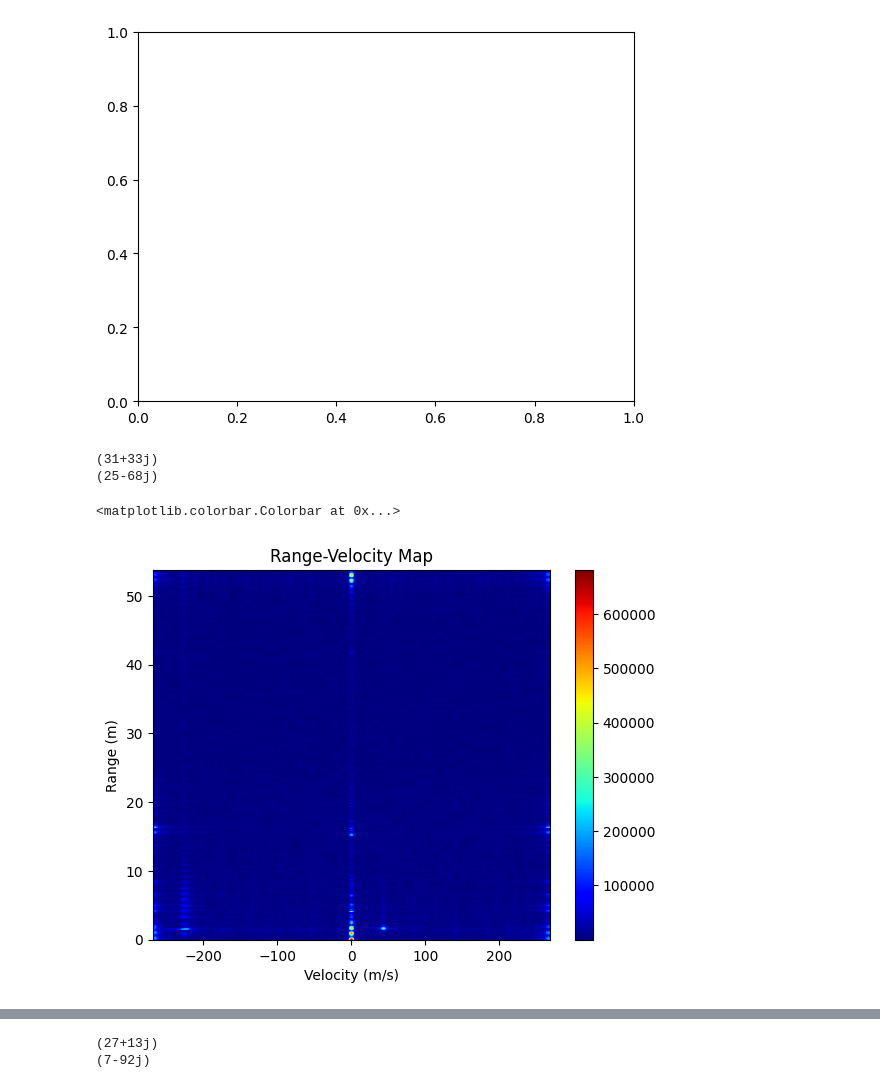
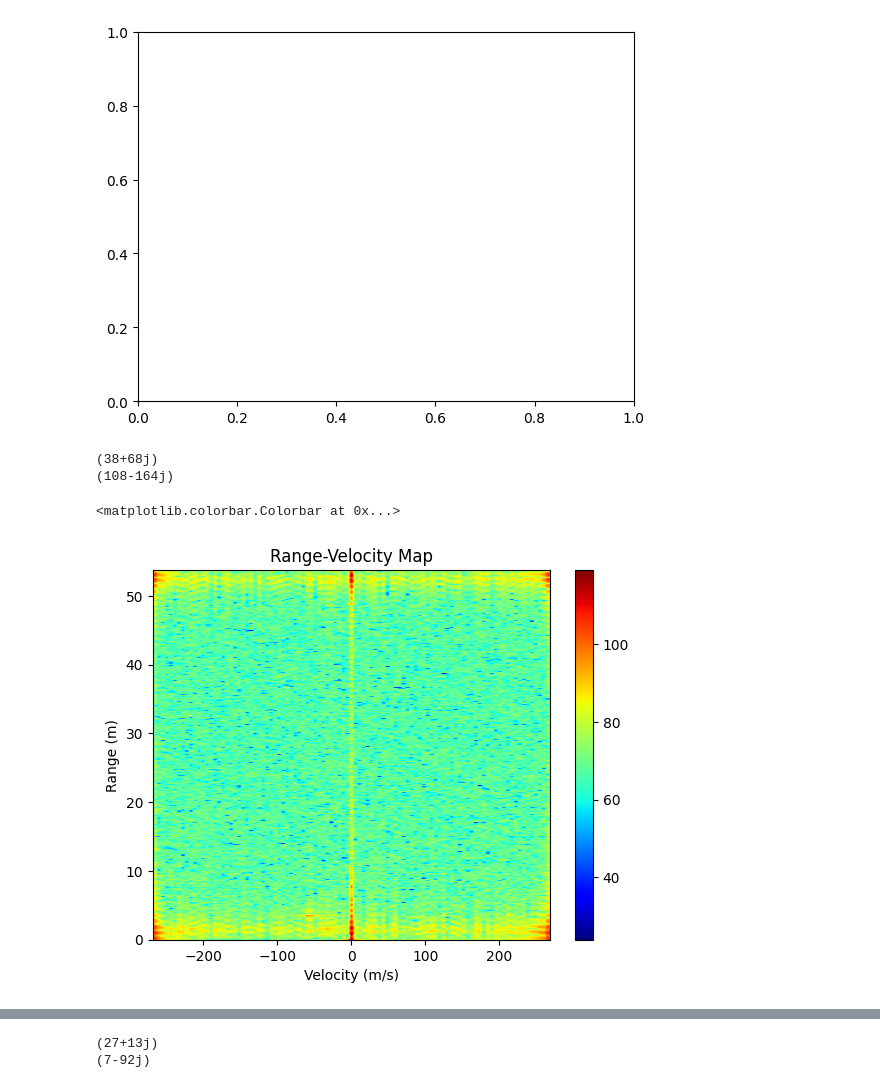
Before and after one commit to GishanDaminduDK/FYP-SignalProcessing, a Jupyter notebook: DataProccessing.ipynb, the cells around one changed output, grey strips where cells are left out. Saved outputs shown, nothing was run; the diff lists cells and outputs as text; code cells hidden in the pictures.

```diff
--- a/DataProccessing.ipynb
+++ b/DataProccessing.ipynb
@@ -669,8 +669,8 @@ import numpy as np
 import matplotlib.pyplot as plt
 
 # Define file path and parameters
-fileFullPath = r'E:\Data_Set\Phanton_4_forward_02\new_four\master_0000_data.bin';
-frameIdx = 9# Index of the frame to read
+fileFullPath = r'E:\new_data\waruna_forward_backward\master_0000_data.bin';
+frameIdx = 82# Index of the frame to read
 numSamplePerChirp = 256  # Number of samples per chirp
 numChirpPerLoop = 12  # Number of chirps per loop
 numLoops = 128 # Number of loops per frame
@@ -735,34 +735,34 @@ chirpDuration = 30e-6  # Chirp duration (40 microseconds)
 
 Nfft_range = 320  # Number of FFT points for range dimension
 Nfft_doppler = 99# Number of FFT points for Doppler dimension
 
 # Perform 2D FFT along both the range (ADC samples) and Doppler (chirps) dimensions
 range_fft = np.fft.fft(chirps_matrix, Nfft_range, axis=0)  # FFT across range (ADC samples)
 doppler_fft = np.fft.fftshift(np.fft.fft(range_fft, Nfft_doppler, axis=1), axes=1)  # FFT across Doppler (chirps), with shift
 
 # Calculate the range and velocity axis values
 range_res = c / (2 * sweepBandwidth)  # Range resolution (meters)
 max_range = range_res * (Nfft_range - 1)  # Maximum measurable range
 range_axis = np.linspace(0, max_range, Nfft_range)  # Range axis for plotting
 
 doppler_res = 1 / (numChirpPerLoop * chirpDuration)  # Doppler resolution (Hz)
 max_doppler = doppler_res * (Nfft_doppler / 2)  # Maximum Doppler shift (Hz)
 
 # Doppler axis for plotting (ensure symmetry around 0)
 doppler_axis = np.linspace(-max_doppler, max_doppler, Nfft_doppler)
 
 # Convert Doppler frequency to velocity (m/s)
 velocity_axis = doppler_axis * (c / (2 * fc))  # Velocity axis using Doppler shift
 
 # Plot the Range-Velocity map (absolute value of FFT)
 plt.figure()
-plt.imshow((np.abs(doppler_fft)), aspect='auto', extent=[velocity_axis[0], velocity_axis[-1], range_axis[0], range_axis[-1]], origin='lower',cmap='jet')
+plt.imshow(20 * np.log10(np.abs(doppler_fft)), aspect='auto', extent=[velocity_axis[0], velocity_axis[-1], range_axis[0], range_axis[-1]], origin='lower',cmap='jet')
 plt.xlabel('Velocity (m/s)')
 plt.ylabel('Range (m)')
 plt.title('Range-Velocity Map')
 plt.colorbar()
 # %% [output]
-(31+33j)
-(25-68j)
+(38+68j)
+(108-164j)
 <matplotlib.colorbar.Colorbar at 0x...>
-[figure, old version]
+[figure, new version]
```
Also changed, not shown: parts of 9 cells of this notebook, 7 other files.
